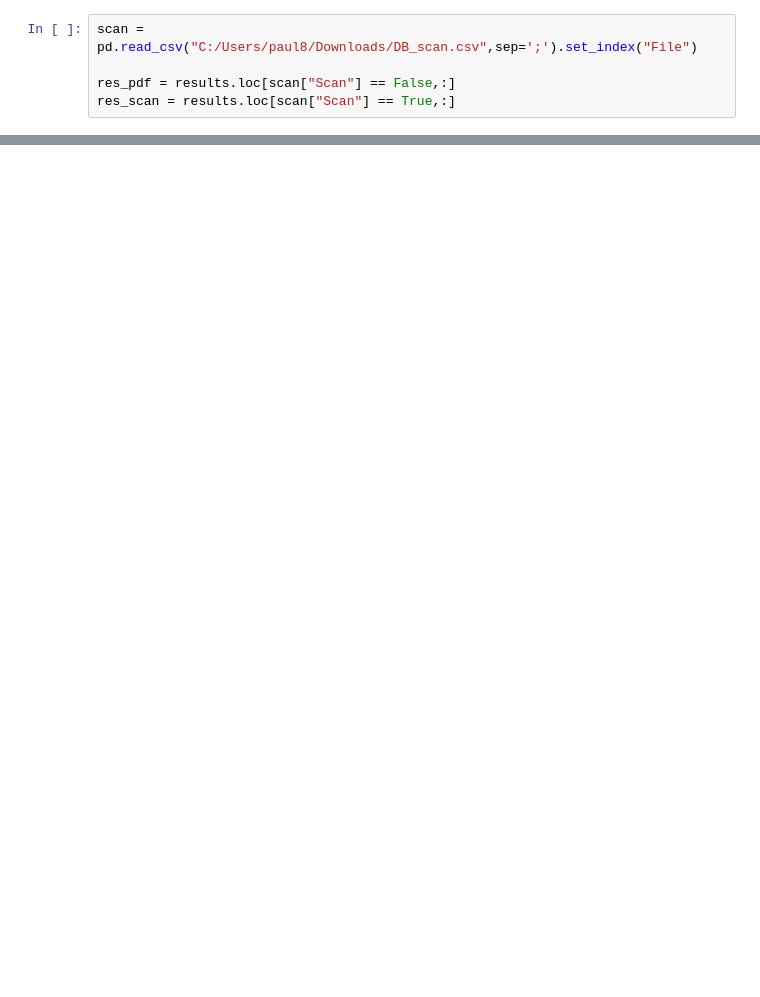
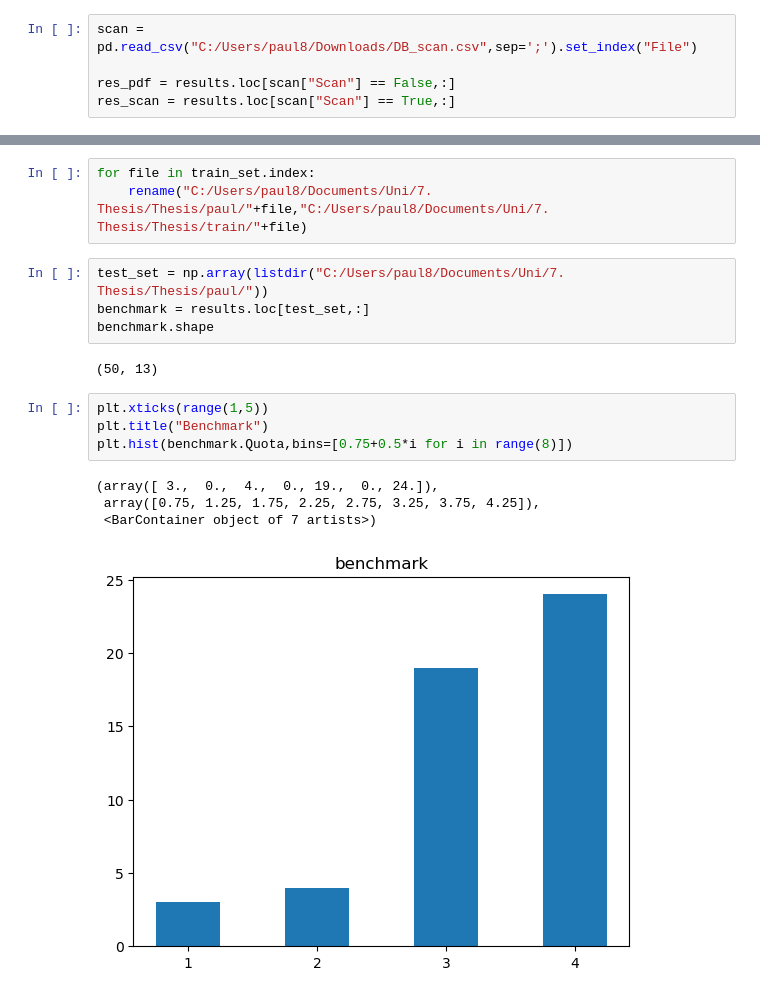
Before and after one commit to Paul01001000/HFU-Bachelor-Thesis, a Jupyter notebook: Data_Analysis.ipynb, the cells around one changed output, grey strips where cells are left out. Cells and saved outputs as stored; diff of their text form; blank space fills up the shorter version.

Commit message:
Add test section

```diff
--- a/Data_Analysis.ipynb
+++ b/Data_Analysis.ipynb
@@ -216,0 +226,18 @@ Invoice Date Accuracy: 85.0 %
+# %%
+for file in train_set.index:
+    rename("C:/Users/paul8/Documents/Uni/7. Thesis/Thesis/paul/"+file,"C:/Users/paul8/Documents/Uni/7. Thesis/Thesis/train/"+file)
+# %%
+test_set = np.array(listdir("C:/Users/paul8/Documents/Uni/7. Thesis/Thesis/paul/"))
+benchmark = results.loc[test_set,:]
+benchmark.shape
+# %% [output]
+(50, 13)
+# %%
+plt.xticks(range(1,5))
+plt.title("Benchmark")
+plt.hist(benchmark.Quota,bins=[0.75+0.5*i for i in range(8)])
+# %% [output]
+(array([ 3.,  0.,  4.,  0., 19.,  0., 24.]),
+ array([0.75, 1.25, 1.75, 2.25, 2.75, 3.25, 3.75, 4.25]),
+ <BarContainer object of 7 artists>)
+[figure, added]
```
Also changed, not shown: parts of 13 cells of this notebook.
